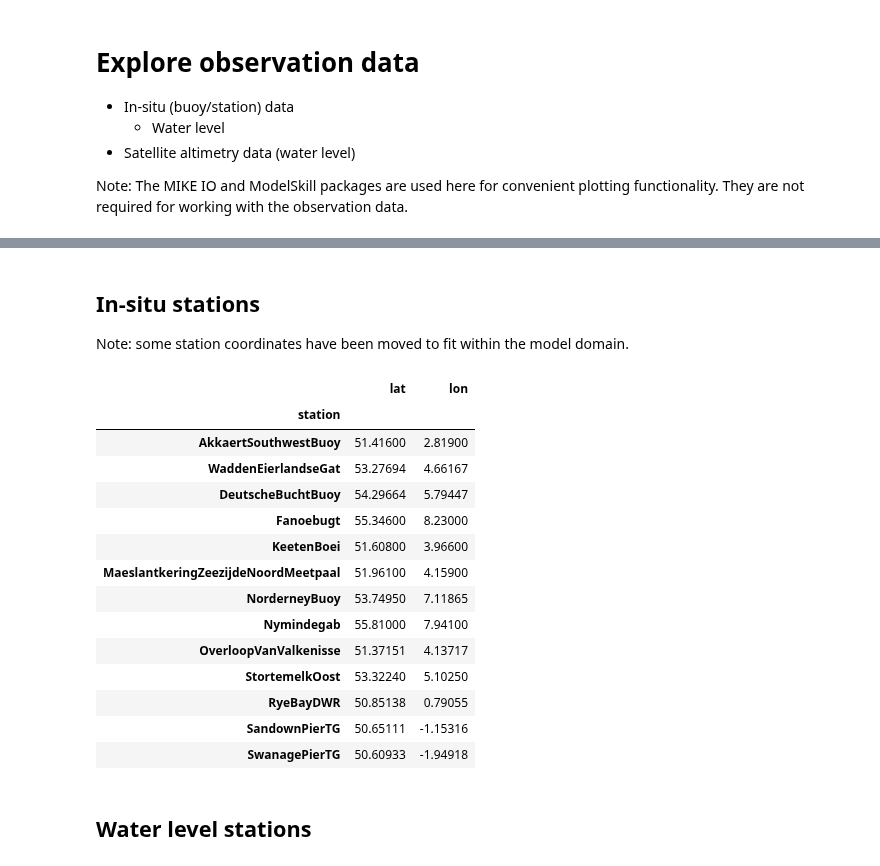
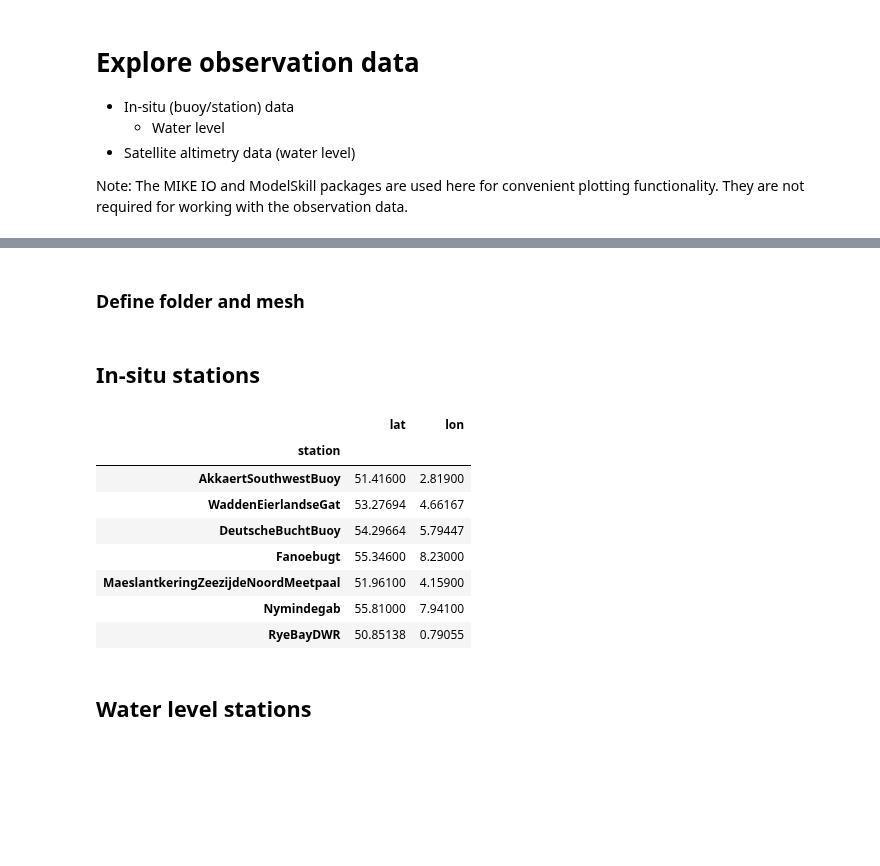
Before and after one commit to DHI/WaterBench-MIKE21SW-SouthernNorthSea, a Jupyter notebook: code/explore_observation_data.ipynb, the cells around one changed output, grey strips where cells are left out. Saved outputs shown, nothing was run; the diff lists cells and outputs as text; code cells hidden in the pictures; blank space fills up the shorter version.

```diff
--- a/code/explore_observation_data.ipynb
+++ b/code/explore_observation_data.ipynb
@@ -12,34 +14,25 @@ import mikeio
 import modelskill as ms
 import helper as h
 import matplotlib.pyplot as plt
+# %% [markdown]
+### Define folder and mesh
 # %%
-fldr = "../data-preprocessing/"
-obs_fldr = "../observations/"
+fldr = "../observations/"
 msh = mikeio.open("../input/Mesh_8000_elems.mesh")
-
-stations = 'stations.txt'
-# %% [markdown]
-## In-situ stations
-
-Note: some station coordinates have been moved to fit within the model domain.
+# %% [markdown]
+## In-situ stations
 # %%
-df_stn = pd.read_csv(fldr + "stations.csv", index_col=0)
+df_stn = pd.read_csv(fldr + "current_stations.csv", index_col=0)
 df_stn
 # %% [output]
 |  | lat | lon |
 | station |  |  |
 | AkkaertSouthwestBuoy | 51.41600 | 2.81900 |
 | WaddenEierlandseGat | 53.27694 | 4.66167 |
 | DeutscheBuchtBuoy | 54.29664 | 5.79447 |
 | Fanoebugt | 55.34600 | 8.23000 |
-| KeetenBoei | 51.60800 | 3.96600 |
 | MaeslantkeringZeezijdeNoordMeetpaal | 51.96100 | 4.15900 |
-| NorderneyBuoy | 53.74950 | 7.11865 |
 | Nymindegab | 55.81000 | 7.94100 |
-| OverloopVanValkenisse | 51.37151 | 4.13717 |
-| StortemelkOost | 53.32240 | 5.10250 |
 | RyeBayDWR | 50.85138 | 0.79055 |
-| SandownPierTG | 50.65111 | -1.15316 |
-| SwanagePierTG | 50.60933 | -1.94918 |
 # %% [markdown]
 ## Water level stations
```
Also changed, not shown: parts of 17 cells of this notebook, 10 other files.
